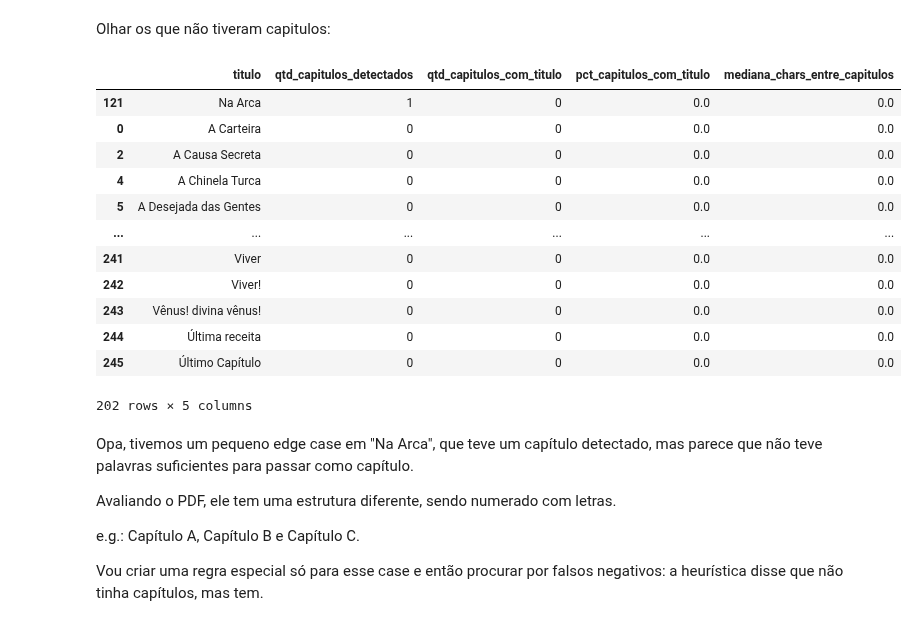
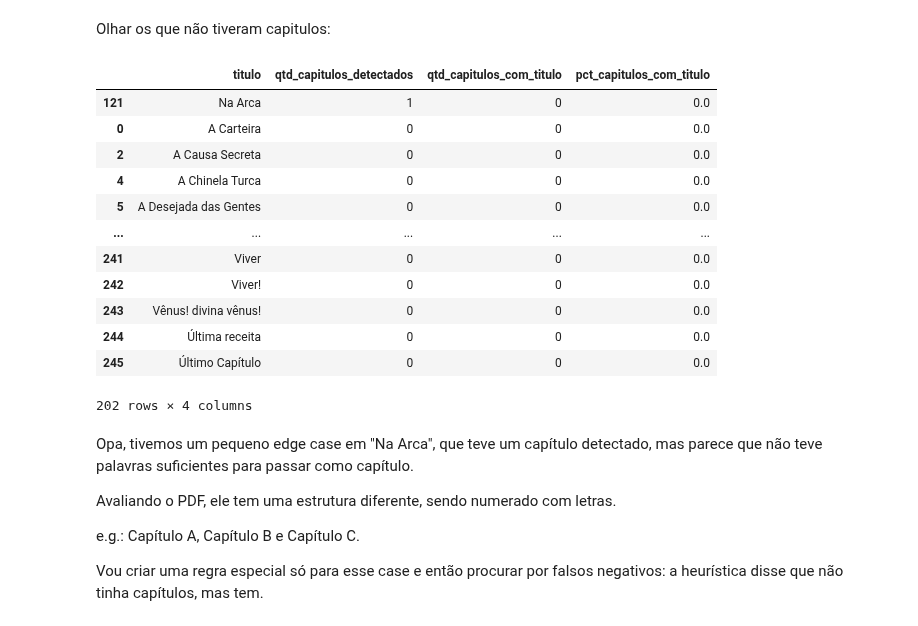
Before and after one commit to Gusreis7/ACartomanteRAG, a Jupyter notebook: AED/ExploreEstrategiaChunks.ipynb, the cells around one changed output. Saved outputs shown, nothing was run; the diff lists cells and outputs as text; code cells hidden in the pictures.

```diff
--- a/AED/ExploreEstrategiaChunks.ipynb
+++ b/AED/ExploreEstrategiaChunks.ipynb
@@ -54,7 +189,7 @@ PADRAO_CAPITULO = re.compile(
 # %%
 def check_obra_tem_capitulos(
     txt_path,
-    min_capitulos=1,
+    min_capitulos=2,
     min_mediana_chars=200,
 ):
     txt_path = Path(txt_path)
@@ -325,10 +412,10 @@ def encontrar_titulo_apos_capitulo(
         "regra_titulo": None,
     }
 # %%
-def check_obra_tem_capitulos(
+def check_obra_tem_capitulos_v2(
     txt_path,
     titulo_obra=None,
-    min_capitulos=1,
+    min_capitulos=2,
     min_mediana_chars=200,
 ):
     txt_path = Path(txt_path)
@@ -348,10 +435,8 @@ def check_obra_tem_capitulos(
         else ""
     )
 
-
-    padrao_capitulo = (
-        PADRAO_CAPITULO
-    )
+    padrao_capitulo = PADRAO_CAPITULO
+    regra_capitulo = "capitulo_explicito"
 
     capitulos = []
     posicao = 0
@@ -377,12 +462,9 @@ def check_obra_tem_capitulos(
             )
 
             if titulo_inline:
-                titulo = (
-                    titulo_inline.strip()
-                )
-                regra_titulo = (
-                    "inline"
-                )
+                titulo = titulo_inline.strip()
+                regra_titulo = "inline"
+
             else:
                 resultado_titulo = (
                     encontrar_titulo_apos_capitulo(
@@ -404,6 +486,7 @@ def check_obra_tem_capitulos(
                 "cabecalho": linha,
                 "titulo": titulo,
                 "regra_titulo": regra_titulo,
+                "regra_capitulo": regra_capitulo,
                 "linha": indice_linha,
                 "inicio": posicao,
             })
@@ -436,13 +519,17 @@ def check_obra_tem_capitulos(
     )
 
     qtd_com_titulo = sum(
-        capitulo["titulo"]
-        is not None
+        capitulo["titulo"] is not None
         for capitulo in capitulos
     )
 
     return {
         "tem_capitulos": tem_capitulos,
+        "regra_capitulo": (
+            regra_capitulo
+            if capitulos
+            else None
+        ),
         "qtd_capitulos_detectados": len(
             capitulos
         ),
@@ -797,34 +812,33 @@ df_capitulos[
 # %% [markdown]
 Olhar os que não tiveram capitulos:
 # %%
-df_capitulos[
-    ~df_capitulos["tem_capitulos"]
+df_capitulos_v2[
+    ~df_capitulos_v2["tem_capitulos"]
 ][
     [
         "titulo",
         "qtd_capitulos_detectados",
         "qtd_capitulos_com_titulo",
         "pct_capitulos_com_titulo",
-        "mediana_chars_entre_capitulos",
     ]
 ].sort_values(
     "qtd_capitulos_detectados",
     ascending=False,
 )
 # %% [output]
-|  | titulo | qtd_capitulos_detectados | qtd_capitulos_com_titulo | pct_capitulos_com_titulo | mediana_chars_entre_capitulos |
-| 121 | Na Arca | 1 | 0 | 0.0 | 0.0 |
-| 0 | A Carteira | 0 | 0 | 0.0 | 0.0 |
-| 2 | A Causa Secreta | 0 | 0 | 0.0 | 0.0 |
-| 4 | A Chinela Turca | 0 | 0 | 0.0 | 0.0 |
-| 5 | A Desejada das Gentes | 0 | 0 | 0.0 | 0.0 |
-| ... | ... | ... | ... | ... | ... |
-| 241 | Viver | 0 | 0 | 0.0 | 0.0 |
-| 242 | Viver! | 0 | 0 | 0.0 | 0.0 |
-| 243 | Vênus! divina vênus! | 0 | 0 | 0.0 | 0.0 |
-| 244 | Última receita | 0 | 0 | 0.0 | 0.0 |
-| 245 | Último Capítulo | 0 | 0 | 0.0 | 0.0 |
+|  | titulo | qtd_capitulos_detectados | qtd_capitulos_com_titulo | pct_capitulos_com_titulo |
+| 121 | Na Arca | 1 | 0 | 0.0 |
+| 0 | A Carteira | 0 | 0 | 0.0 |
+| 2 | A Causa Secreta | 0 | 0 | 0.0 |
+| 4 | A Chinela Turca | 0 | 0 | 0.0 |
+| 5 | A Desejada das Gentes | 0 | 0 | 0.0 |
+| ... | ... | ... | ... | ... |
+| 241 | Viver | 0 | 0 | 0.0 |
+| 242 | Viver! | 0 | 0 | 0.0 |
+| 243 | Vênus! divina vênus! | 0 | 0 | 0.0 |
+| 244 | Última receita | 0 | 0 | 0.0 |
+| 245 | Último Capítulo | 0 | 0 | 0.0 |
-202 rows × 5 columns
+202 rows × 4 columns
 # %% [markdown]
 Opa, tivemos um pequeno edge case em "Na Arca", que teve um capítulo detectado, mas parece que não teve palavras suficientes para passar como capítulo.
 
```
Also changed, not shown: parts of 118 cells of this notebook.
